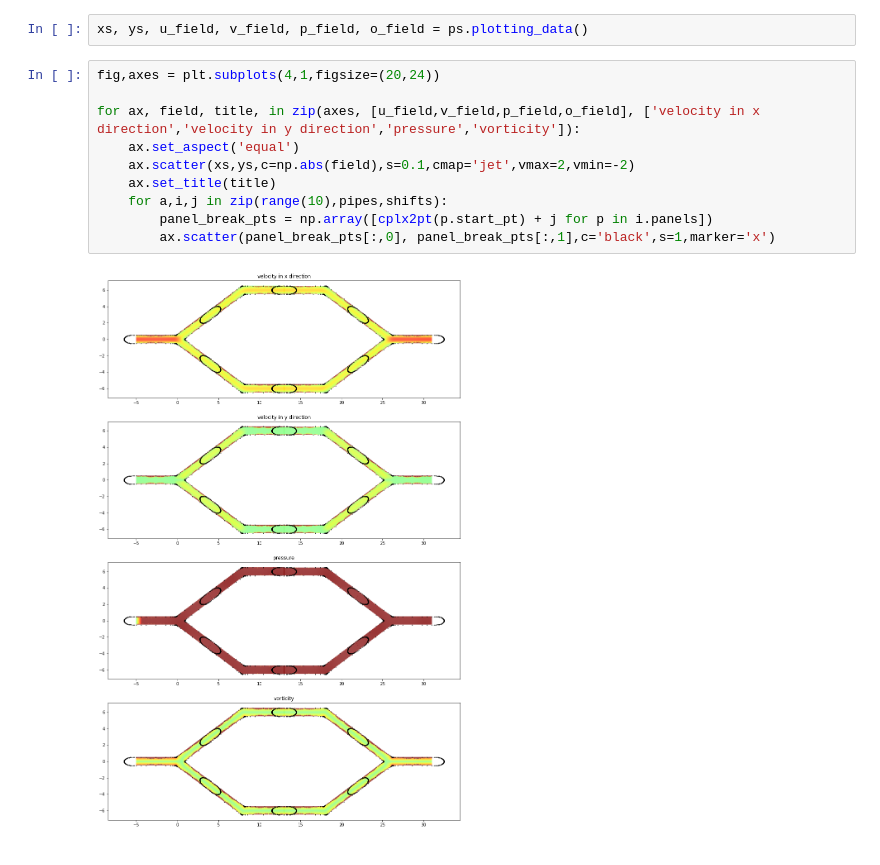
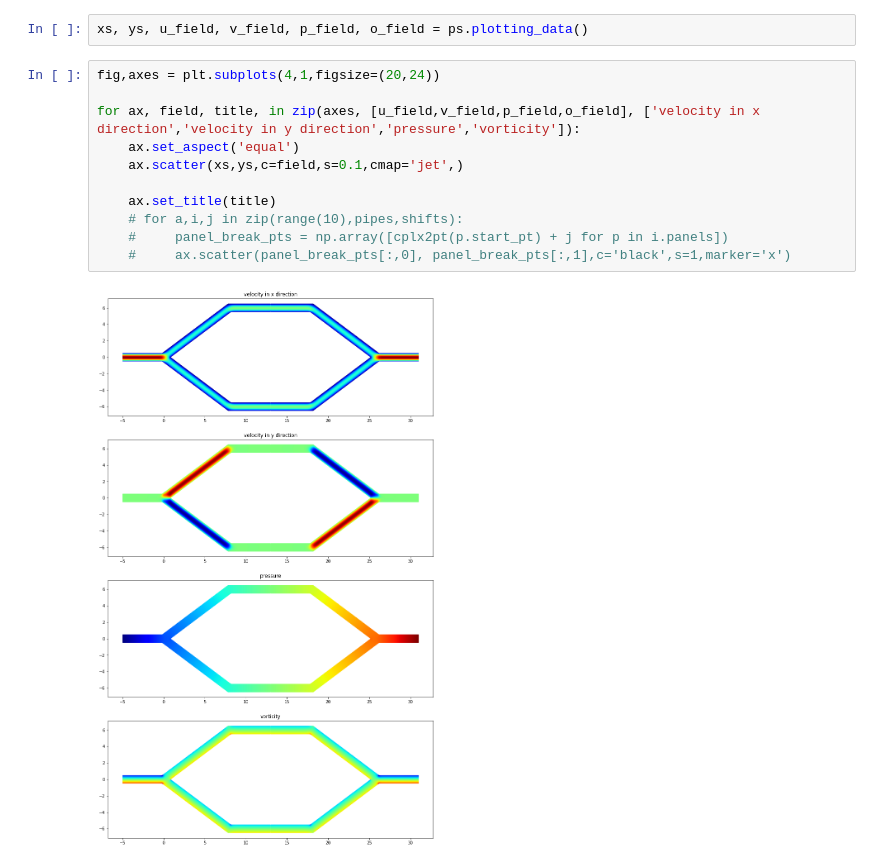
Before and after one commit to WangHaiYang874/stokes2d, a Jupyter notebook: exp1/draw graphs.ipynb, the cells around one changed output. Saved outputs shown, nothing was run; the diff lists cells and outputs as text.

```diff
--- a/exp1/draw graphs.ipynb
+++ b/exp1/draw graphs.ipynb
@@ -37,12 +37,13 @@ xs, ys, u_field, v_field, p_field, o_field = ps.plotting_data()
 # %%
 fig,axes = plt.subplots(4,1,figsize=(20,24))
 
 for ax, field, title, in zip(axes, [u_field,v_field,p_field,o_field], ['velocity in x direction','velocity in y direction','pressure','vorticity']):
     ax.set_aspect('equal')
-    ax.scatter(xs,ys,c=np.abs(field),s=0.1,cmap='jet',vmax=2,vmin=-2)
+    ax.scatter(xs,ys,c=field,s=0.1,cmap='jet',)
+
     ax.set_title(title)
-    for a,i,j in zip(range(10),pipes,shifts):
-        panel_break_pts = np.array([cplx2pt(p.start_pt) + j for p in i.panels])
-        ax.scatter(panel_break_pts[:,0], panel_break_pts[:,1],c='black',s=1,marker='x')
+    # for a,i,j in zip(range(10),pipes,shifts):
+    #     panel_break_pts = np.array([cplx2pt(p.start_pt) + j for p in i.panels])
+    #     ax.scatter(panel_break_pts[:,0], panel_break_pts[:,1],c='black',s=1,marker='x')
 # %% [output]
-[figure, old version]
+[figure, new version]
```
Also changed, not shown: 3 other files.
